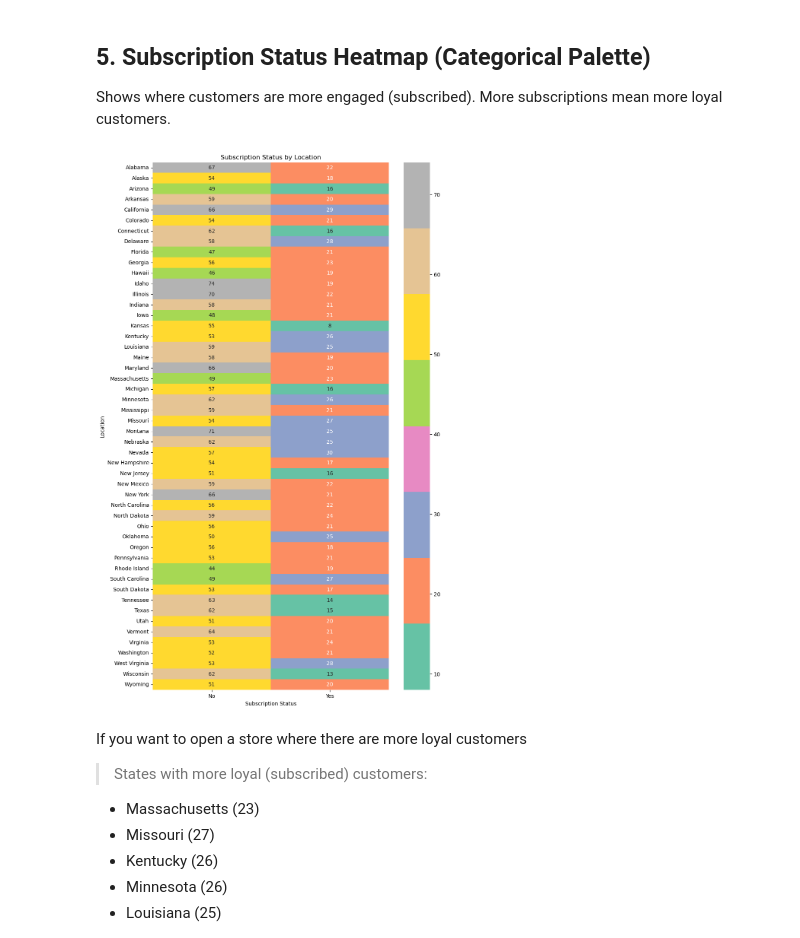
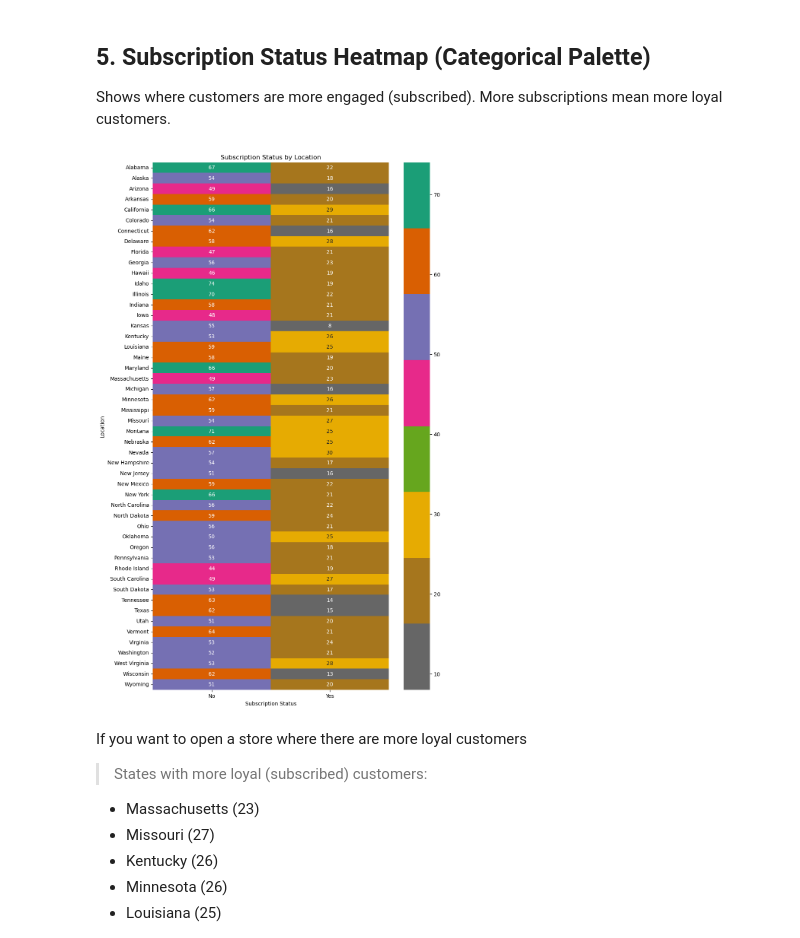
Before and after one commit to andreaholstein/Data-Science-Capstone, a Jupyter notebook: src/project/heatmapLocation.ipynb, the cells around one changed output. Cells and saved outputs as stored; diff of their text form; code cells hidden in the pictures.

Commit message:
Reviewed Heatmaps

```diff
--- a/src/project/heatmapLocation.ipynb
+++ b/src/project/heatmapLocation.ipynb
@@ -109,11 +109,11 @@ Shows where customers are more engaged (subscribed). More subscriptions mean mor
 # %%
 pivot4 = df.pivot_table(index="Location", columns="Subscription Status", values="Customer ID", aggfunc="count", fill_value=0)
 plt.figure(figsize=(10,18))
-sns.heatmap(pivot4, annot=True, cmap='Set2')
+sns.heatmap(pivot4, annot=True, cmap='Dark2_r')
 plt.title("Subscription Status by Location")
 plt.show()
 # %% [output]
-[figure, old version]
+[figure, new version]
 # %% [markdown]
 If you want to open a store where there are more loyal customers
 > States with more loyal (subscribed) customers:
```
